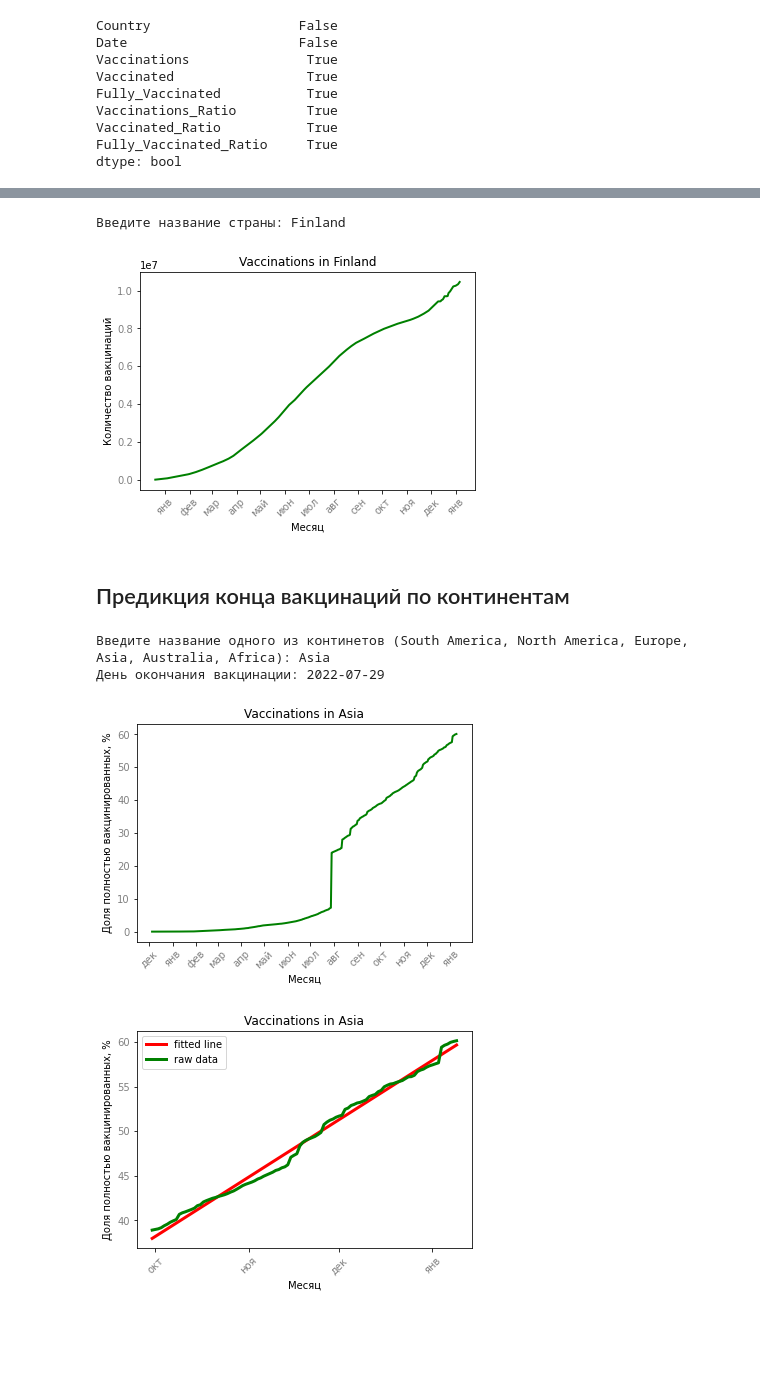
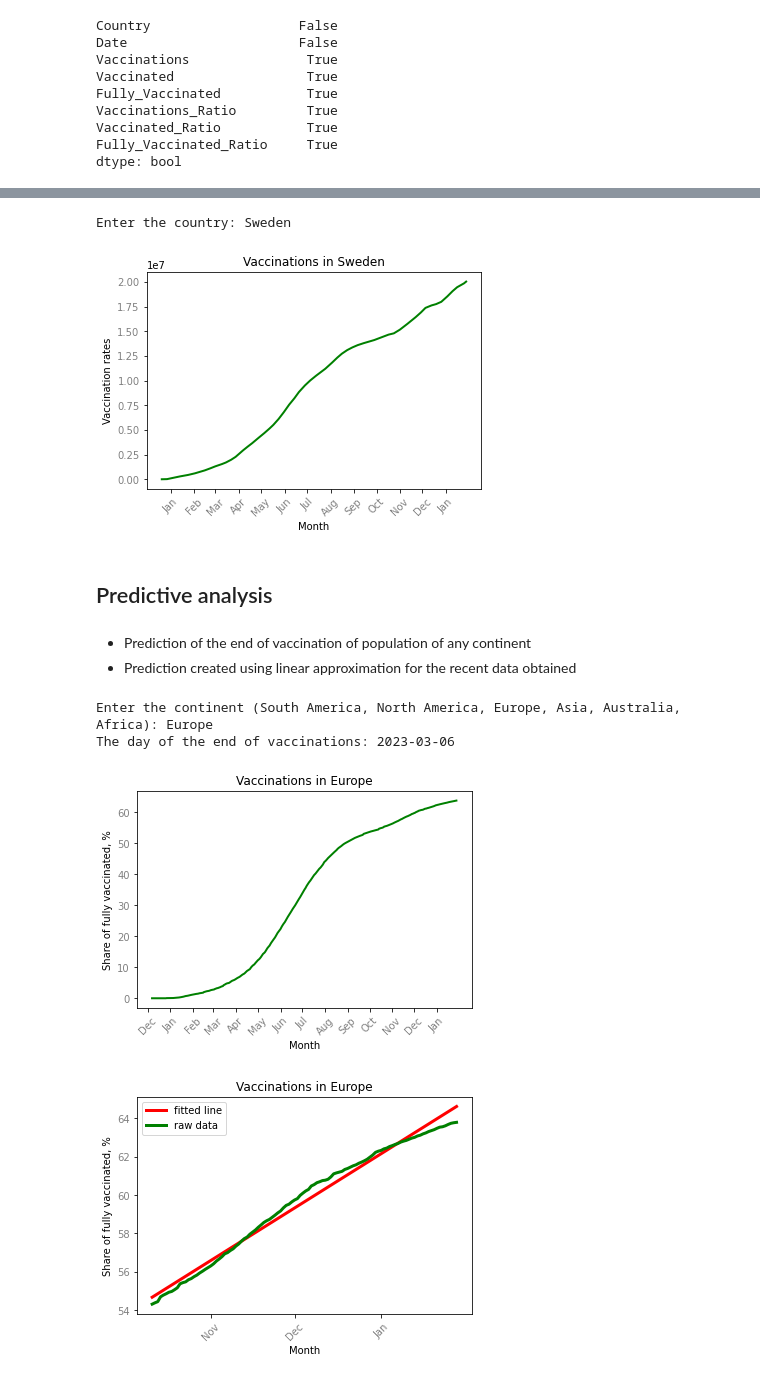
Before and after one commit to KonstantinBurkin/Vaccination_rates, a Jupyter notebook: World_vaccination_data_analysis.ipynb, the cells around one changed output, grey strips where cells are left out. Drawn from its saved outputs; the diff is of its cells as text; code cells hidden in the pictures; blank space fills up the shorter version.

```diff
--- a/World_vaccination_data_analysis.ipynb
+++ b/World_vaccination_data_analysis.ipynb
@@ -167,5 +159,10 @@ months = ['январь', 'февраль', 'март', 'апрель', 'май'
 # %%
-country = input('Введите название страны: ')
+# Analyze the vaccination rates of any country or continent
+
+# List of the months
+months = ['January', 'February', 'March', 'April', 'May', 'June', 'July', 'August', 'September', 'October', 'November', 'December']
+
+country = input('Enter the country: ')
 
 x = list(data_table[data_table['Country'] == country].Date)
 y = data_table[data_table['Country'] == country].Vaccinations
@@ -173,12 +170,13 @@ y = data_table[data_table['Country'] == country].Vaccinations
 f1 = plt.figure(1)
 
 plt.title(f'Vaccinations in {country}')
-plt.xlabel('Месяц')
-plt.ylabel('Количество вакцинаций')
+plt.xlabel('Month')
+plt.ylabel('Vaccination rates')
 
-# Выбираю отметки для дат - середины месяцев - 15ые числа
+# Data ticks - middle of the months - 15th days
 tick_values = [index for index,value in enumerate(x) if '-15' in value]
-# Сопоставляю названия месяцев для этих дат
+
+# Creating names of the months for the ticks
 tick_names = []
 for i in tick_values:
     tick_names.append(months[int(str(x[i])[5:7])-1])
@@ -191,12 +189,15 @@ plt.yticks(color='grey')
 plt.plot(x, y, linewidth=2, color='green')
 f1.show()
 # %% [output]
-Введите название страны: Finland
+Enter the country: Sweden
-[figure, old version]
+[figure, new version]
-# %% [markdown]
-## Предикция конца вакцинаций по континентам
+# %% [markdown]
+## Predictive analysis
+# %% [markdown]
+- Prediction of the end of vaccination of population of any continent
+- Prediction created using linear approximation for the recent data obtained
 # %%
-country = input('Введите название одного из континетов (South America, North America, Europe, Asia, Australia, Africa): ')
+country = input('Enter the continent (South America, North America, Europe, Asia, Australia, Africa): ')
 
 x = list(data_table[data_table['Country'] == country].Date)
 y = data_table[data_table['Country'] == country].Fully_Vaccinated_Ratio
@@ -204,12 +205,12 @@ y = data_table[data_table['Country'] == country].Fully_Vaccinated_Ratio
 f1 = plt.figure(1)
 
 plt.title(f'Vaccinations in {country}')
-plt.xlabel('Месяц')
-plt.ylabel('Доля полностью вакцинированных, %')
+plt.xlabel('Month')
+plt.ylabel('Share of fully vaccinated, %')
 
-# Выбираю отметки для дат - середины месяцев - 15ые числа
+# Data ticks - middle of the months - 15th days
 tick_values = [index for index,value in enumerate(x) if '-15' in value]
-# Сопоставляю названия месяцев для этих дат
+# Creating names of the months for the ticks
 tick_names = []
 for i in tick_values:
     tick_names.append(months[int(str(x[i])[5:7])-1])
@@ -224,7 +225,7 @@ f1.show()
 
 '''________________________________________________________________'''
 
-# выбираю конечный линейный интервал графика
+# Choose the right (recent data) site of the graph and use linear approximation
 
 x = list(data_table[data_table['Country'] == country].Date)
 x = x[int(len(x)*3/4):]
@@ -235,45 +236,46 @@ y = y[int(len(y)*3/4):]
 f2 = plt.figure(2)
 
 plt.title(f'Vaccinations in {country}')
-plt.xlabel('Месяц')
-plt.ylabel('Доля полностью вакцинированных, %')
+plt.xlabel('Month')
+plt.ylabel('Share of fully vaccinated, %')
 
 
-# Выбираю отметки для дат - середины месяцев - 15ые числа
+# Data ticks - middle of the months - 15th days
 tick_values = [index for index,value in enumerate(x) if '-15' in value]
-# Сопоставляю названия месяцев для этих дат
+
+# Creating names of the months for the ticks
 tick_names = []
 for i in tick_values:
     tick_names.append(months[int(str(x[i])[5:7])-1])
 tick_names_new = [elem[:3] for elem in tick_names]
 
 first_day = x[0]
 x = range(len(x))
 
 plt.xticks(tick_values, tick_names_new, rotation =45, color='grey')
 plt.yticks(color='grey')
 
 approximation = sps.linregress(x,y)
 plt.plot(x, approximation.intercept + approximation.slope*x, 'r', linewidth=3, label='fitted line')
 
 plt.plot(x, y, linewidth=3, color='green', label='raw data')
 plt.legend()
 f2.show()
 
 '''____________________________________________________________________________'''
 
-# рассчитываю день окончания вакцинации
+# Calculate the day of the end of vaccinations
 # y = k * x + b
 k = approximation.slope
 b = approximation.intercept
 
-days_left = (100.0 - b)/k             # через сколько дней все провакцинируются
+days_left = (100.0 - b)/k             # number of days till the end of vaccination
 final_day = datetime.strptime(first_day, '%Y-%m-%d') + timedelta(days=days_left)
-final_day = datetime.date(final_day)  # дата, когда все провакцинируются
+final_day = datetime.date(final_day)  # the day of the end of vaccinations
 
-print(f'День окончания вакцинации: {final_day}')
+print(f'The day of the end of vaccinations: {final_day}')
 # %% [output]
-Введите название одного из континетов (South America, North America, Europe, Asia, Australia, Africa): Asia
-День окончания вакцинации: 2022-07-29
+Enter the continent (South America, North America, Europe, Asia, Australia, Africa): Europe
+The day of the end of vaccinations: 2023-03-06
-[figure, old version]
+[figure, new version]
-[figure, old version]
+[figure, new version]
```
Also changed, not shown: parts of 31 cells of this notebook.
